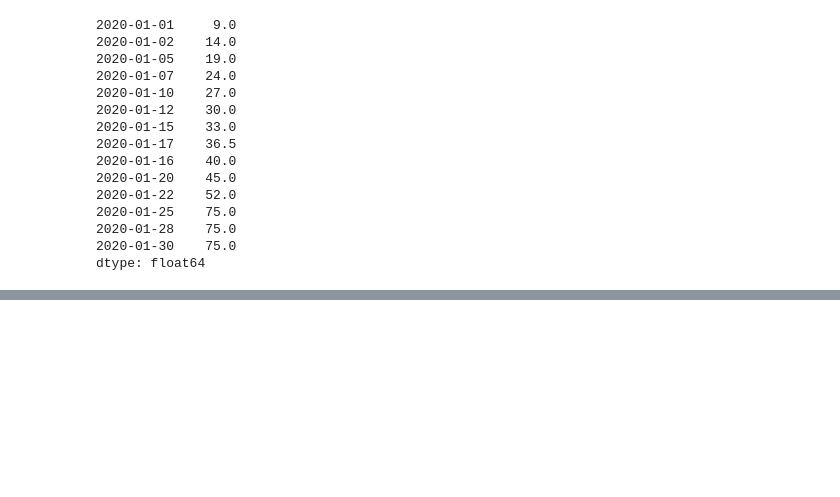
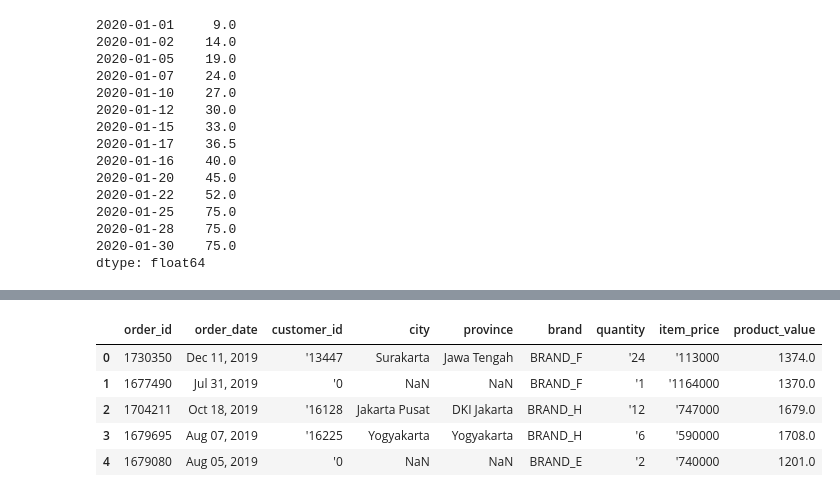
Before and after one commit to UsepSyaikalArifin/DQLab-Academy-Course-Online, a Jupyter notebook: Kelas Fundamental/Data Manipulation With Pandas - Part 1/Jupyter Notebook/main.ipynb, the cells around one changed output, grey strips where cells are left out. Cells and saved outputs as stored; diff of their text form; code cells hidden in the pictures; blank space fills up the shorter version.

Commit message:
Project Data Manipulation with Pandas - Part -1 Finish

```diff
--- a/Kelas Fundamental/Data Manipulation With Pandas - Part 1/Jupyter Notebook/main.ipynb
+++ b/Kelas Fundamental/Data Manipulation With Pandas - Part 1/Jupyter Notebook/main.ipynb
@@ -1155,0 +1158,75 @@ dtype: float64
+# %%
+# Load library
+import numpy as np
+import pandas as pd
+import math
+from IPython.display import display
+
+# 1. Load dataset
+print("[1] Load dataset")
+df = pd.read_csv("https://dqlab-dataset.s3-ap-southeast-1.amazonaws.com/retail_raw_test.csv")
+display(df.head(5))
+# df.to_csv(r"D:\Usep Syaikal Arifin\Computer Programming\Python Programming Language\DQLab-Academy-Course-Online\Kelas Fundamental\Data Manipulation With Pandas - Part 1\File Dokumentasi\File CSV\retail_raw_test.csv", index=None, header=True)
+# df.to_excel(r"D:\Usep Syaikal Arifin\Computer Programming\Python Programming Language\DQLab-Academy-Course-Online\Kelas Fundamental\Data Manipulation With Pandas - Part 1\File Dokumentasi\File Excel\retail_raw_test.xlsx", index=None, header=True)
+
+print("Dimensi dataset adalah %d Baris & %d Kolom "%df.shape)
+print("Informasi dataset : ")
+display(df.info())
+
+# 2. Merubah tipe data
+print("[2] Merubah Tipe Data")
+kolom_ubah_data = ["customer_id","quantity","item_price"]
+for kolom in kolom_ubah_data:
+    df[kolom] = df[kolom].apply(lambda x: x.split("'")[1]).astype("int64")
+display(df.head(5))
+print("Informasi dataset : ")
+display(df.info())
+
+# 3. Merubah nama kolom product_value -> product_id dengan format PXXXX
+def impute_product_value(val):
+    if math.isnan(val):
+        return "unknow"
+    else:
+        return "P" + "{:0>4}".format(str(val).split(".")[0])
+# # 3.1 Membuat kolom product_id
+df["product_id"] = df["product_value"].apply(lambda x : impute_product_value(x))
+# # 3.2 Mengapus kolom product_value
+df.drop("product_value", axis=1, inplace=True)
+display(df.head(5))
+print("Informasi dataset : ")
+display(df.info())
+
+# 4. Tranform order_date menjadi value dengan format "YYYY-mm-dd"
+print("Transform order_date Menjadi Format YYYY-mm-dd")
+months_dict = {
+    "Jan":"01",
+    "Feb":"02",
+    "Mar":"03",
+    "Apr":"04",
+    "May":"05",
+    "Jun":"06",
+    "Jul":"07",
+    "Aug":"08",
+    "Sep":"09",
+    "Oct":"10",
+    "Nov":"11",
+    "Dec":"12"
+}
+df["order_date"] = pd.to_datetime(df["order_date"].apply(lambda x : str(x)[-4:] + "-" + months_dict[str(x)[:3]] + "-" + str(x)[4:7]))
+display(df.head(10))
+
+# 5. Handling Missing Value
+print("[5] Handling missing value")
+df[["city","province"]] = df[["city","province"]].fillna("unknown")
+df["brand"] = df["brand"].fillna("no_brand")
+
+display(df.head(5))
+print("Informasi dataset : ")
+display(df.info())
+
+# 6. Membuat kolom baru "city/province" dengan menggabungkan kolom "city" dan kolom "province" dan delete kolom asalnya
+print("[6] Membuat kolom baru city/province")
+df["city/province"] = df["city"] + "/" + df["province"]
+df.drop(["city","province"], axis=1, inplace=True)
+display(df.head())
+# %% [output]
@@ -1155,0 +1234,6 @@ dtype: float64
+|  | order_id | order_date | customer_id | city | province | brand | quantity | item_price | product_value |
+| 0 | 1730350 | Dec 11, 2019 | '13447 | Surakarta | Jawa Tengah | BRAND_F | '24 | '113000 | 1374.0 |
+| 1 | 1677490 | Jul 31, 2019 | '0 | NaN | NaN | BRAND_F | '1 | '1164000 | 1370.0 |
+| 2 | 1704211 | Oct 18, 2019 | '16128 | Jakarta Pusat | DKI Jakarta | BRAND_H | '12 | '747000 | 1679.0 |
+| 3 | 1679695 | Aug 07, 2019 | '16225 | Yogyakarta | Yogyakarta | BRAND_H | '6 | '590000 | 1708.0 |
+| 4 | 1679080 | Aug 05, 2019 | '0 | NaN | NaN | BRAND_E | '2 | '740000 | 1201.0 |
```
Also changed, not shown: parts of 3 cells of this notebook.
